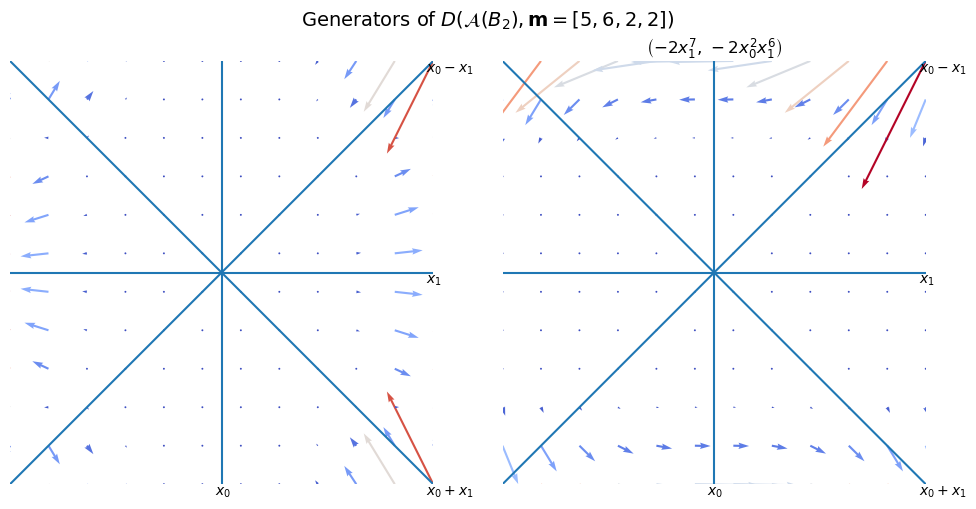
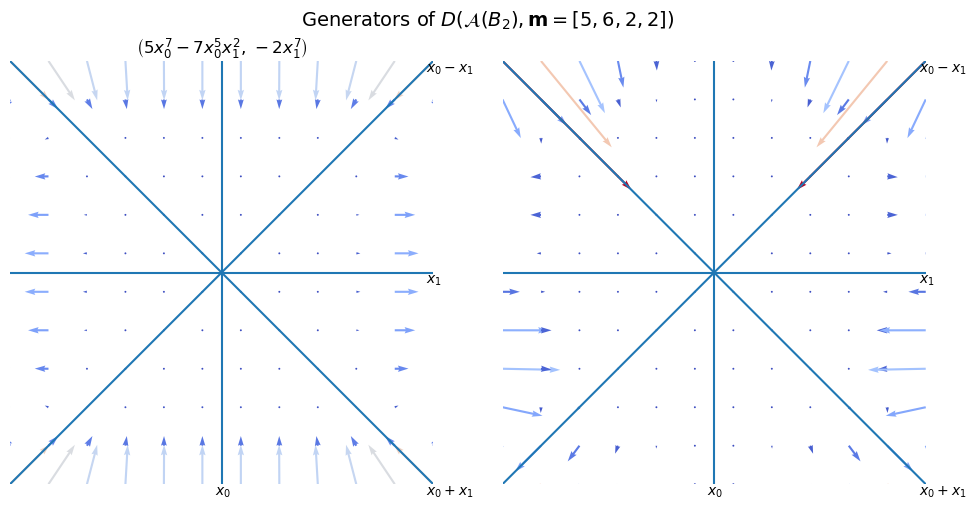
Code edit (unified diff) that turned the first committed figure into the second:
--- before
+++ after
@@ -16,3 +16,3 @@
 fig.suptitle(f'Generators of $D(\\mathcal{{A}}(B_2), \\mathbf{{m}}={mult_example})$', fontsize=14)
 display(Markdown('**Output of `plt.tight_layout()`:**'))
-display(plt.tight_layout())
+plt.tight_layout()

Commit: add: minimal region count